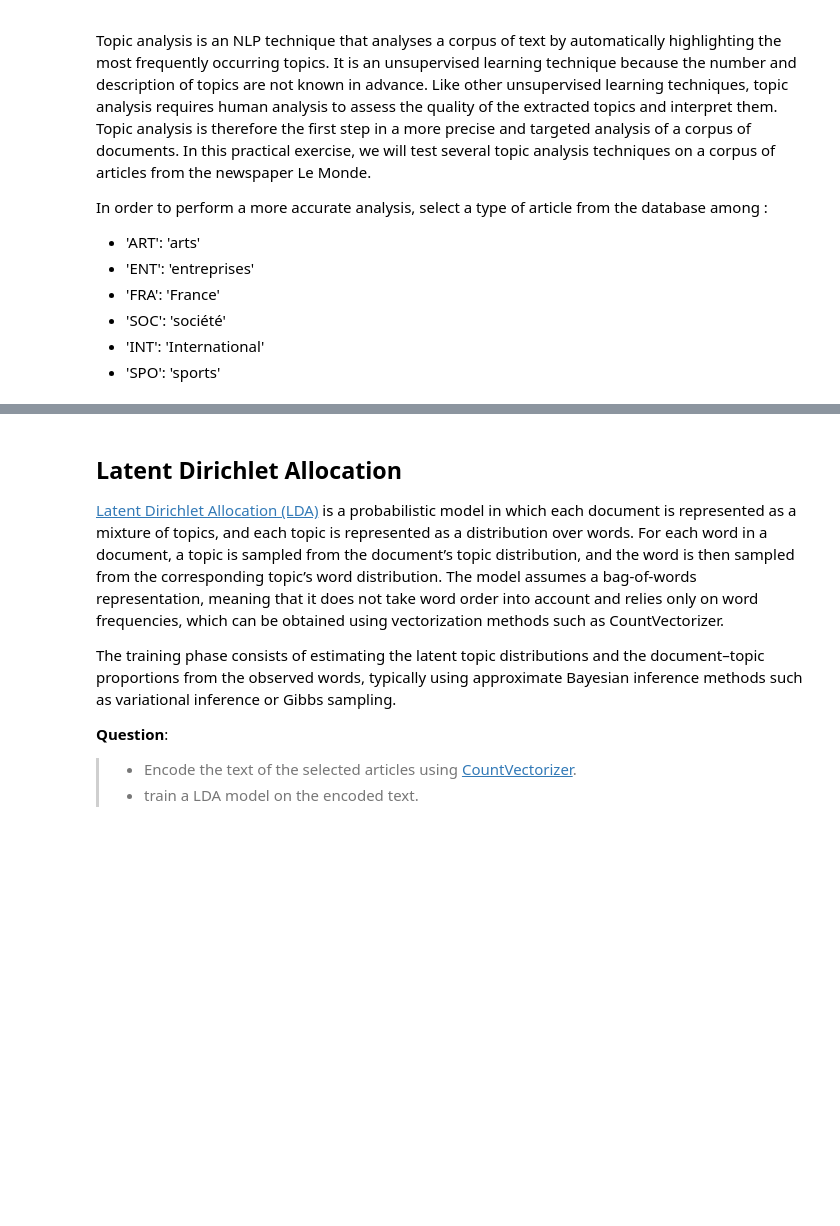
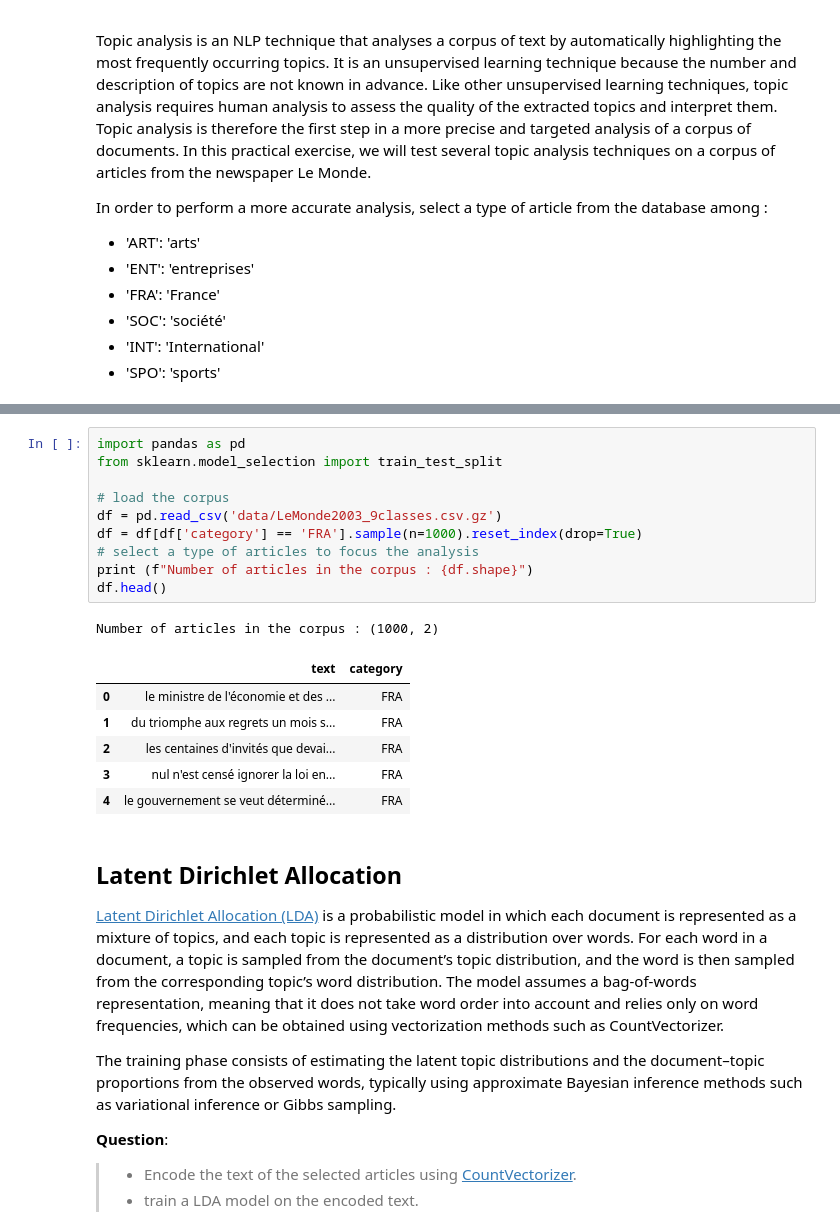
Before and after one commit to fjacquetin/NLP_topic, a Jupyter notebook: nlp-lab-topic.ipynb, the cells around one changed output, grey strips where cells are left out. Drawn from its saved outputs; the diff is of its cells as text; blank space fills up the shorter version.

```diff
--- a/nlp-lab-topic.ipynb
+++ b/nlp-lab-topic.ipynb
@@ -25,3 +33,21 @@ ValueError: a must be greater than 0 unless no samples are taken
+# %%
+import pandas as pd
+from sklearn.model_selection import train_test_split
+
+# load the corpus
+df = pd.read_csv('data/LeMonde2003_9classes.csv.gz')
+df = df[df['category'] == 'FRA'].sample(n=1000).reset_index(drop=True)
+# select a type of articles to focus the analysis
+print (f"Number of articles in the corpus : {df.shape}")
+df.head()
+# %% [output]
+Number of articles in the corpus : (1000, 2)
+|  | text | category |
+| 0 | le ministre de l'économie et des ... | FRA |
+| 1 | du triomphe aux regrets un mois s... | FRA |
+| 2 | les centaines d'invités que devai... | FRA |
+| 3 | nul n'est censé ignorer la loi en... | FRA |
+| 4 | le gouvernement se veut déterminé... | FRA |
 # %% [markdown]
 ## Latent Dirichlet Allocation
 
```
Also changed, not shown: parts of 14 cells of this notebook, 4 other files.
